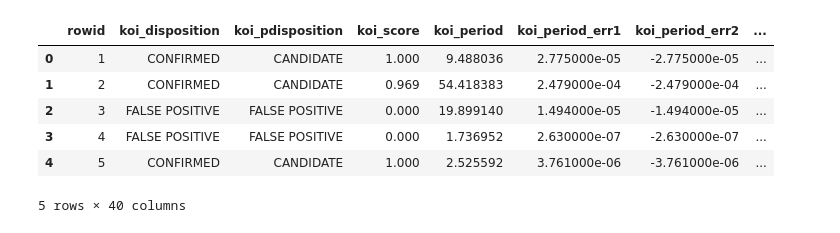
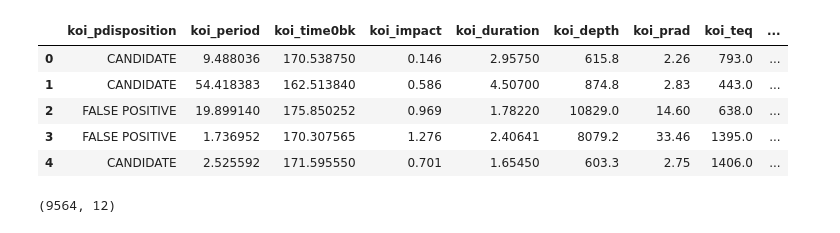
Before and after one commit to abhayratti/exoplanet-detection, a Jupyter notebook: Exoplanet_Detection_NN.ipynb, the cells around one changed output. Cells and saved outputs as stored; diff of their text form; code cells hidden in the pictures.

```diff
--- a/Exoplanet_Detection_NN.ipynb
+++ b/Exoplanet_Detection_NN.ipynb
@@ -14,5 +13,5 @@ data.head()
 # %%
-archive_info = ['kepler_name', 'kepid', 'kepoi_name']
+archive_info = ['kepler_name', 'kepid', 'kepoi_name', 'koi_disposition', 'rowid', 'koi_score']
 data = data.drop(archive_info, axis=1)
 # %%
 project_disposition = ['koi_fpflag_nt', 'koi_fpflag_ss', 'koi_fpflag_co', 'koi_fpflag_ec']
@@ -23,10 +30,16 @@ data = data.drop(threshold_crossing_events, axis=1)
+# %%
+pd.set_option('display.max_columns', 50)
+
+data.dropna()
+data.head()
+# %% [output]
+|  | koi_pdisposition | koi_period | koi_time0bk | koi_impact | koi_duration | koi_depth | koi_prad | koi_teq | ... |
+| 0 | CANDIDATE | 9.488036 | 170.538750 | 0.146 | 2.95750 | 615.8 | 2.26 | 793.0 | ... |
+| 1 | CANDIDATE | 54.418383 | 162.513840 | 0.586 | 4.50700 | 874.8 | 2.83 | 443.0 | ... |
+| 2 | FALSE POSITIVE | 19.899140 | 175.850252 | 0.969 | 1.78220 | 10829.0 | 14.60 | 638.0 | ... |
+| 3 | FALSE POSITIVE | 1.736952 | 170.307565 | 1.276 | 2.40641 | 8079.2 | 33.46 | 1395.0 | ... |
+| 4 | CANDIDATE | 2.525592 | 171.595550 | 0.701 | 1.65450 | 603.3 | 2.75 | 1406.0 | ... |
 # %%
-data.head()
+data.shape
 # %% [output]
-|  | rowid | koi_disposition | koi_pdisposition | koi_score | koi_period | koi_period_err1 | koi_period_err2 | ... |
-| 0 | 1 | CONFIRMED | CANDIDATE | 1.000 | 9.488036 | 2.775000e-05 | -2.775000e-05 | ... |
-| 1 | 2 | CONFIRMED | CANDIDATE | 0.969 | 54.418383 | 2.479000e-04 | -2.479000e-04 | ... |
-| 2 | 3 | FALSE POSITIVE | FALSE POSITIVE | 0.000 | 19.899140 | 1.494000e-05 | -1.494000e-05 | ... |
-| 3 | 4 | FALSE POSITIVE | FALSE POSITIVE | 0.000 | 1.736952 | 2.630000e-07 | -2.630000e-07 | ... |
-| 4 | 5 | CONFIRMED | CANDIDATE | 1.000 | 2.525592 | 3.761000e-06 | -3.761000e-06 | ... |
-5 rows × 40 columns
+(9564, 12)
```
Also changed, not shown: parts of 21 cells of this notebook.
